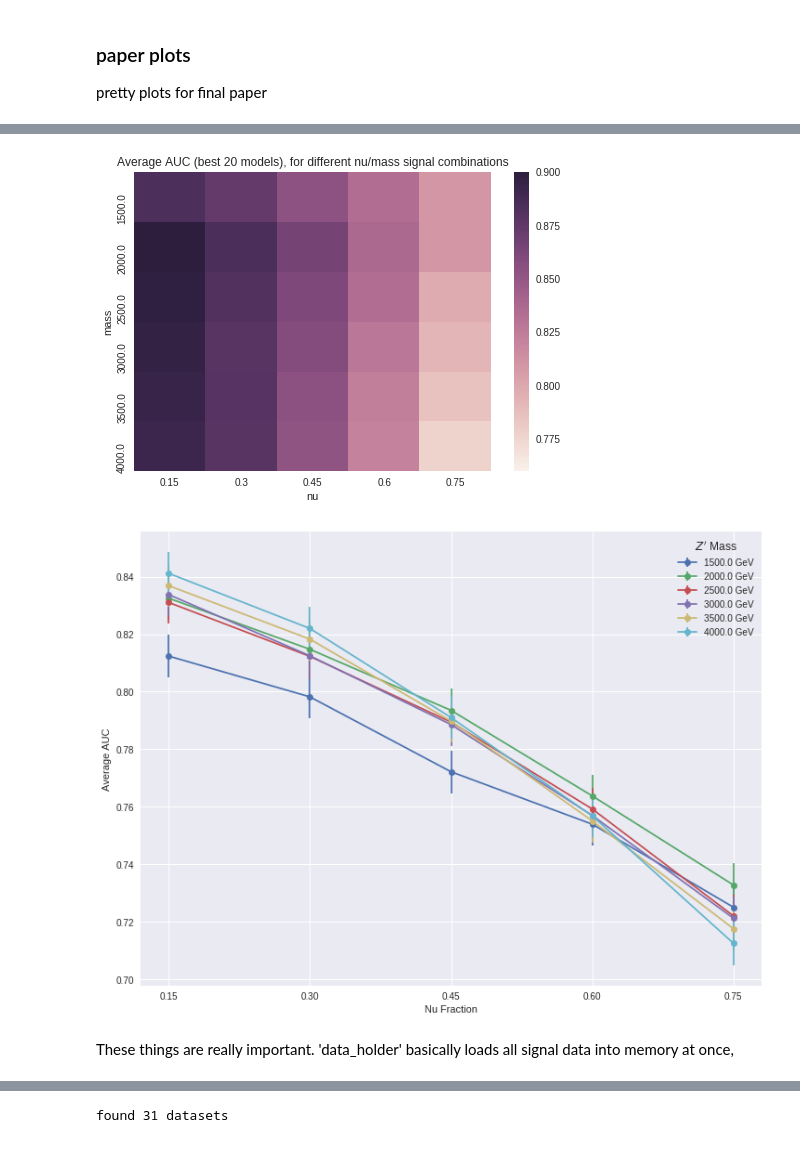
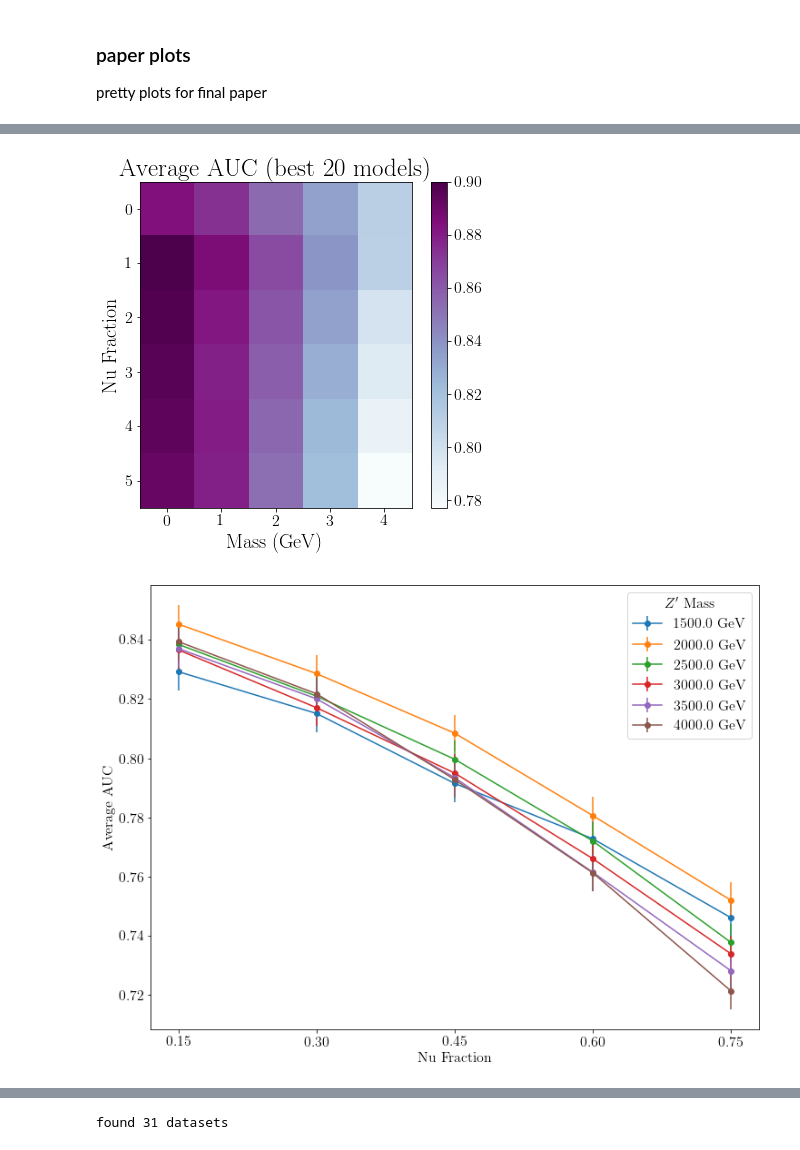
Before and after one commit to luclepot/SVJ, a Jupyter notebook: newplots.ipynb, the cells around one changed output, grey strips where cells are left out. Drawn from its saved outputs; the diff is of its cells as text; code cells hidden in the pictures.

Commit message:
moooore plots for the paper! ready for annapaolas BDT

```diff
--- a/newplots.ipynb
+++ b/newplots.ipynb
@@ -39,16 +49,20 @@ l0 = l.pivot('mass_nu_ratio', 'name', 'auc')
 # %%
 n = 20
 lp = l0.iloc[:,np.argsort(l0.mean()).values[::-1][:n]].mean(axis=1).to_frame().reset_index().rename(columns={0: 'auc'})
 lp['mass'] = lp.mass_nu_ratio.apply(lambda x: x[0])
 lp['nu'] = lp.mass_nu_ratio.apply(lambda x: x[1])
+plt.figure(figsize=(6.9,6))
 lp = lp.drop('mass_nu_ratio', axis=1).pivot('mass','nu', 'auc')
-sns.heatmap(lp, vmax=.9, vmin=0.76)
-plt.title('Average AUC (best {} models), for different nu/mass signal combinations'.format(n))
+plt.imshow(lp, vmax=.9, cmap='BuPu')
+plt.colorbar()
+plt.title('Average AUC (best {} models)'.format(n), fontsize=25)
+plt.xlabel('Mass (GeV)', fontsize=20)
+plt.ylabel('Nu Fraction', fontsize=20)
 plt.show()
 # %% [output]
-[figure, old version]
+[figure, new version]
 # %%
-c = l0.iloc[:,:15]
+c = l0.iloc[:,:10]
 # c = 5
 means = c.mean(axis=1)
 masses, nus = np.asarray(map(np.asarray, means.index)).T
@@ -63,6 +77,4 @@ plt.xticks(np.unique(nus))
 plt.legend(title=r'$Z^{\prime}$ Mass')
 plt.show()
 # %% [output]
-[figure, old version]
+[figure, new version]
-# %% [markdown]
-These things are really important. 'data_holder' basically loads all signal data into memory at once,
```
Also changed, not shown: parts of 46 cells of this notebook, 1 other file.
